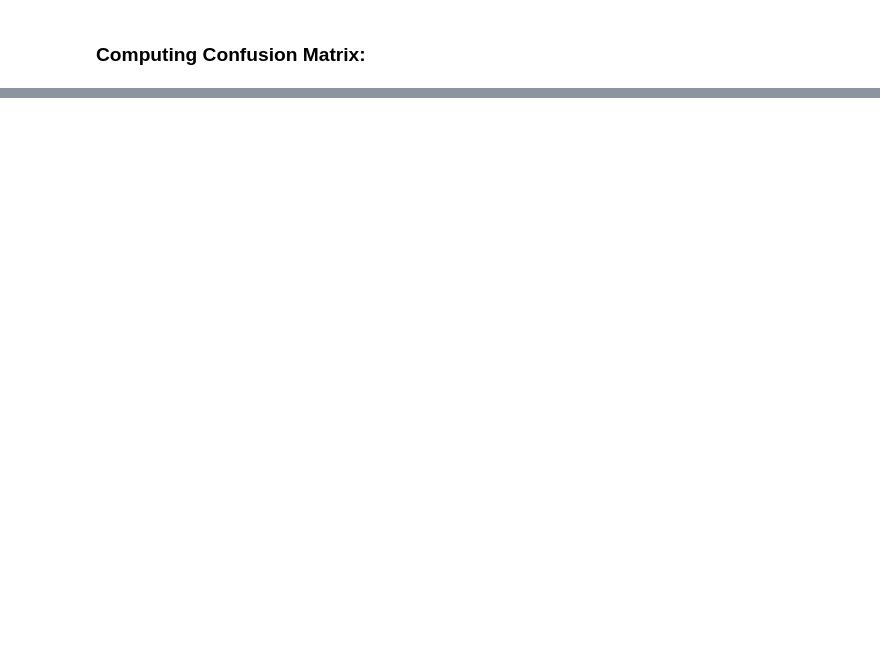
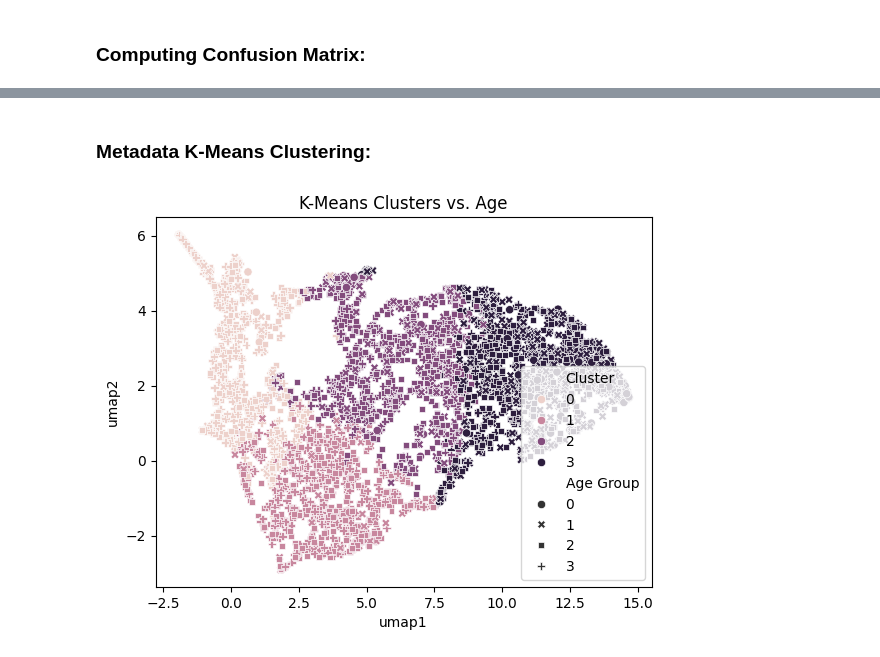
Before and after one commit to Aaron-Loera/Multilabel-ECG-Classification, a Jupyter notebook: Feature_Space.ipynb, the cells around one changed output, grey strips where cells are left out. Saved outputs shown, nothing was run; the diff lists cells and outputs as text; code cells hidden in the pictures; blank space fills up the shorter version.

```diff
--- a/Feature_Space.ipynb
+++ b/Feature_Space.ipynb
@@ -371,4 +615,4 @@ def get_metadata_buckets(train_metadata: pd.DataFrame | pd.Series, test_metadata
     return (train_buckets_df, test_buckets_df, train_bins)
 # %%
 age_buckets = [2, 25, 50, 75, np.inf]
-age_train_labels, age_test_labels, age_bucket_intervals = get_metadata_buckets(age_train_df, age_test_df, buckets=age_buckets)
+age_y_train, age_y_test, age_bucket_intervals = get_metadata_buckets(age_x_train, age_x_test, buckets=age_buckets)
@@ -381,13 +650,24 @@ weight_train_labels, weight_test_labels, weight_bucket_intervals = get_metadata_
+# %%
+def get_na_mask(metadata: pd.Series) -> pd.Series:
+    '''
+    Creates a boolean mask for a metadata feature that will extract only non-empty records when applied to the original
+    training and testing signals.
+
+    Args:
+        metadata: A specific feature's metadata
+
+    Returns:
+        pd.Series: A boolean mask to keep only non-empty records when applied to the training or testing signals
+    '''
+    mask = ~(metadata.isna())
+    mask = mask.reset_index(drop=True)
+    return mask
 # %%
-# Creating feature embeddings specific to each metadata feature
-age_test_indices = age_test_df.index
-age_feature_embeddings = extract_features(checkpoint_path, x_test.loc[age_test_indices], show_summary=False)
+age_train_mask = get_na_mask(age_x_train)
+age_test_mask = get_na_mask(age_x_test)
 
-sex_test_indices = sex_test_df.index
-sex_feature_embeddings = extract_features(checkpoint_path, x_test.loc[sex_test_indices], show_summary=False)
-
-height_test_indices = height_test_df.index
-height_feature_embeddings = extract_features(checkpoint_path, x_test.loc[height_test_indices], show_summary=False)
-
-weight_test_indices = weight_test_df.index
-weight_feature_embeddings = extract_features(checkpoint_path, x_test.loc[weight_test_indices], show_summary=False)
+# Updating the labels for age metadata
+age_y_train = age_y_train[~(age_y_train.isna())]
+age_y_test = age_y_test[~(age_y_test.isna())]
+# %%
+age_embeddings = extract_features(checkpoint_path, x_test[age_test_mask], model_type='c', show_summary=False)
@@ -394,3 +709,5 @@ weight_feature_embeddings = extract_features(checkpoint_path, x_test.loc[weight_
+# %% [markdown]
+### Metadata K-Means Clustering:
 # %%
 def display_metadata_clusters(metadata: pd.Series, feature_embeddings: np.ndarray, bucket_intervals: np.ndarray | None=None, dim_red: str='u'):
     '''
@@ -448,5 +765,7 @@ def display_metadata_clusters(metadata: pd.Series, feature_embeddings: np.ndarra
 
     return cluster_labels
 # %%
-age_cluster_labels = display_metadata_clusters(age_test_labels, age_feature_embeddings, age_bucket_intervals)
+age_cluster_labels = display_metadata_clusters(age_y_test, age_embeddings, age_bucket_intervals)
+# %% [output]
+[figure, added]
 # %%
```
Also changed, not shown: parts of 101 cells of this notebook, 3 other files.
